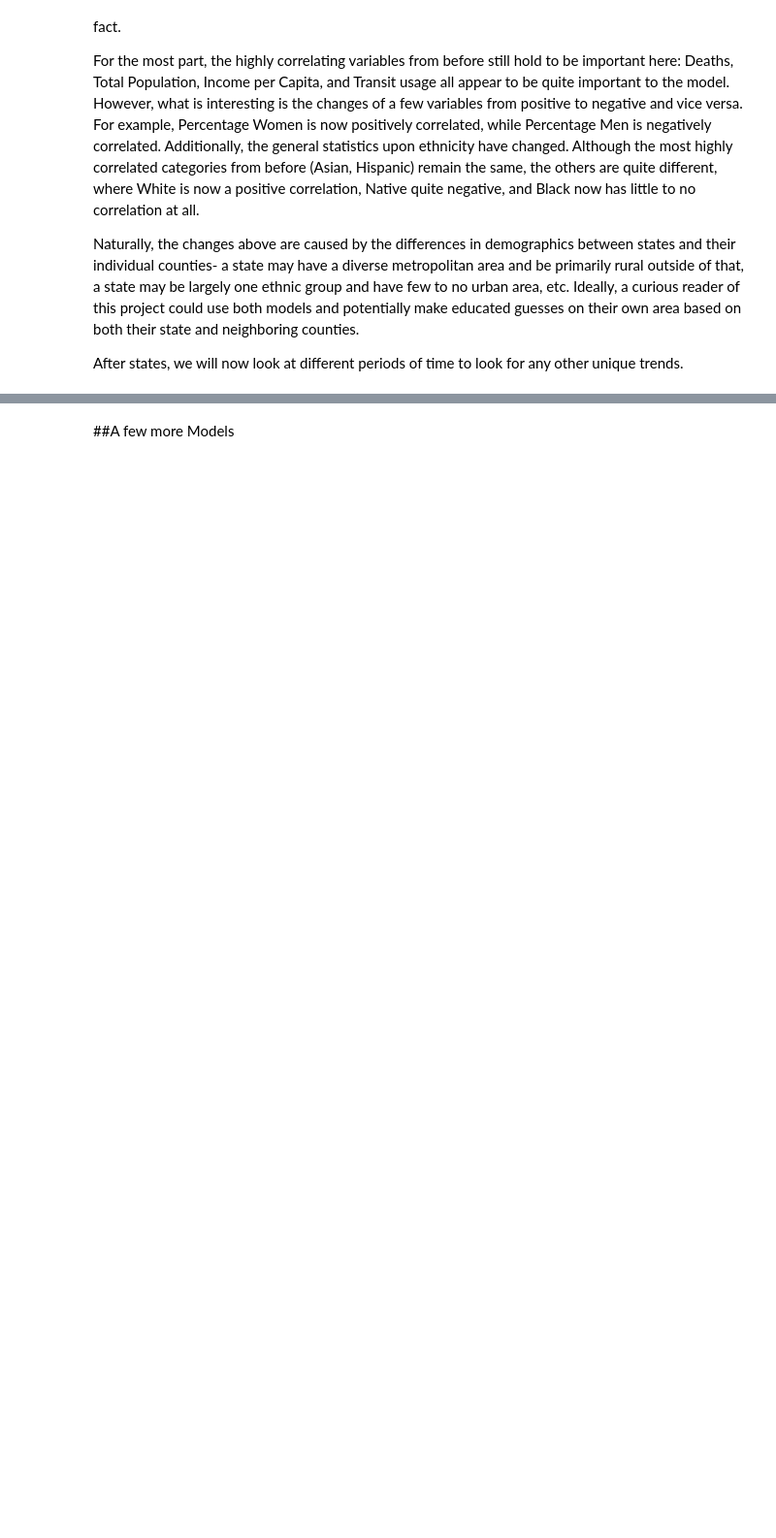
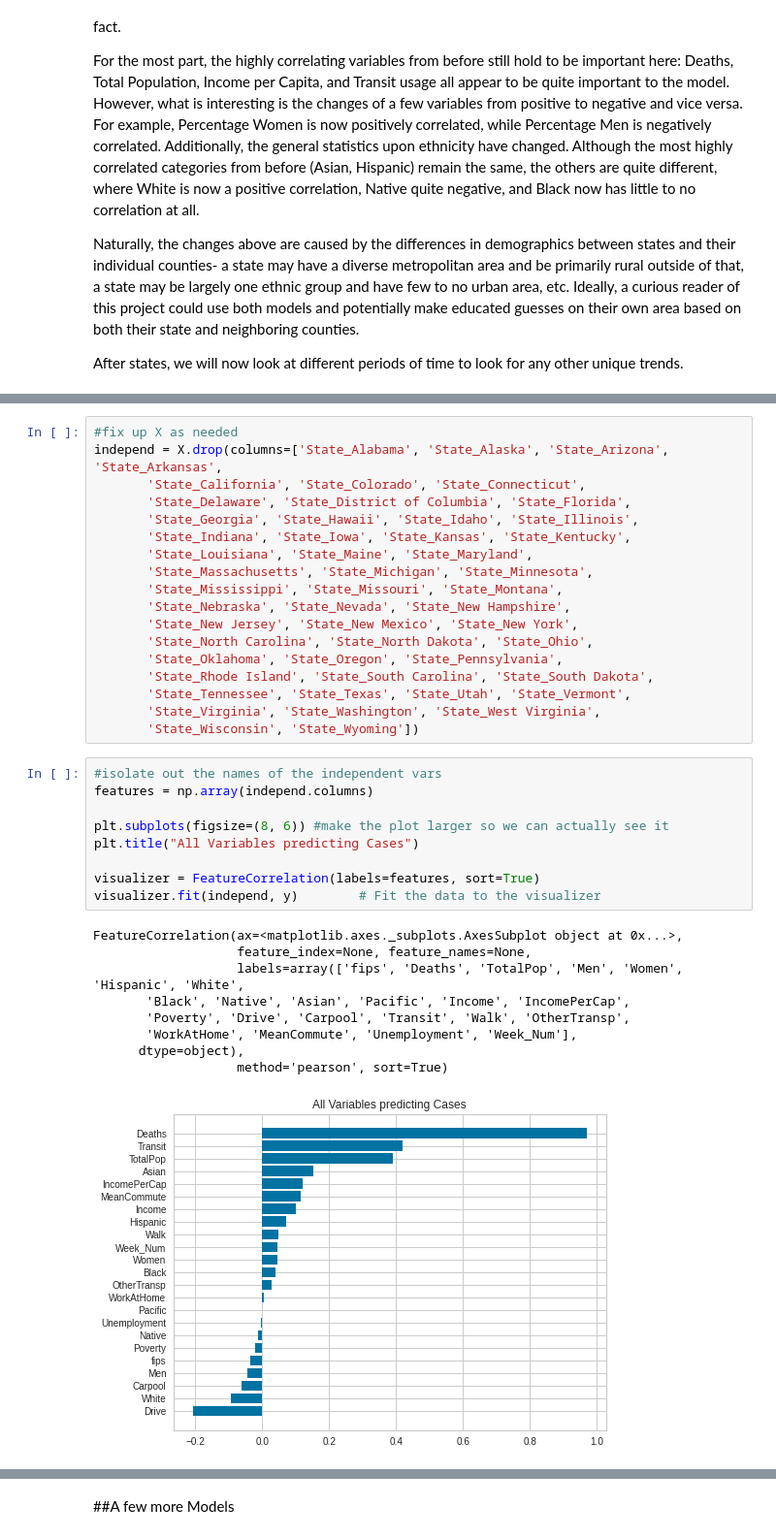
Before and after one commit to mhisle22/DSC-Covid-and-Census, a Jupyter notebook: dsc305_covid_and_census.ipynb, the cells around one changed output, grey strips where cells are left out. Shown at 97% size. Drawn from its saved outputs; the diff is of its cells as text; blank space fills up the shorter version.

```diff
--- a/dsc305_covid_and_census.ipynb
+++ b/dsc305_covid_and_census.ipynb
@@ -795,0 +855,37 @@ After states, we will now look at different periods of time to look for any othe
+# %%
+#fix up X as needed
+independ = X.drop(columns=['State_Alabama', 'State_Alaska', 'State_Arizona', 'State_Arkansas',
+       'State_California', 'State_Colorado', 'State_Connecticut',
+       'State_Delaware', 'State_District of Columbia', 'State_Florida',
+       'State_Georgia', 'State_Hawaii', 'State_Idaho', 'State_Illinois',
+       'State_Indiana', 'State_Iowa', 'State_Kansas', 'State_Kentucky',
+       'State_Louisiana', 'State_Maine', 'State_Maryland',
+       'State_Massachusetts', 'State_Michigan', 'State_Minnesota',
+       'State_Mississippi', 'State_Missouri', 'State_Montana',
+       'State_Nebraska', 'State_Nevada', 'State_New Hampshire',
+       'State_New Jersey', 'State_New Mexico', 'State_New York',
+       'State_North Carolina', 'State_North Dakota', 'State_Ohio',
+       'State_Oklahoma', 'State_Oregon', 'State_Pennsylvania',
+       'State_Rhode Island', 'State_South Carolina', 'State_South Dakota',
+       'State_Tennessee', 'State_Texas', 'State_Utah', 'State_Vermont',
+       'State_Virginia', 'State_Washington', 'State_West Virginia',
+       'State_Wisconsin', 'State_Wyoming'])
+# %%
+#isolate out the names of the independent vars
+features = np.array(independ.columns)
+
+plt.subplots(figsize=(8, 6)) #make the plot larger so we can actually see it
+plt.title("All Variables predicting Cases")
+
+visualizer = FeatureCorrelation(labels=features, sort=True)
+visualizer.fit(independ, y)        # Fit the data to the visualizer
+# %% [output]
+FeatureCorrelation(ax=<matplotlib.axes._subplots.AxesSubplot object at 0x...>,
+                   feature_index=None, feature_names=None,
+                   labels=array(['fips', 'Deaths', 'TotalPop', 'Men', 'Women', 'Hispanic', 'White',
+       'Black', 'Native', 'Asian', 'Pacific', 'Income', 'IncomePerCap',
+       'Poverty', 'Drive', 'Carpool', 'Transit', 'Walk', 'OtherTransp',
+       'WorkAtHome', 'MeanCommute', 'Unemployment', 'Week_Num'],
+      dtype=object),
+                   method='pearson', sort=True)
+[figure, added]
```
Also changed, not shown: parts of 62 cells of this notebook.
